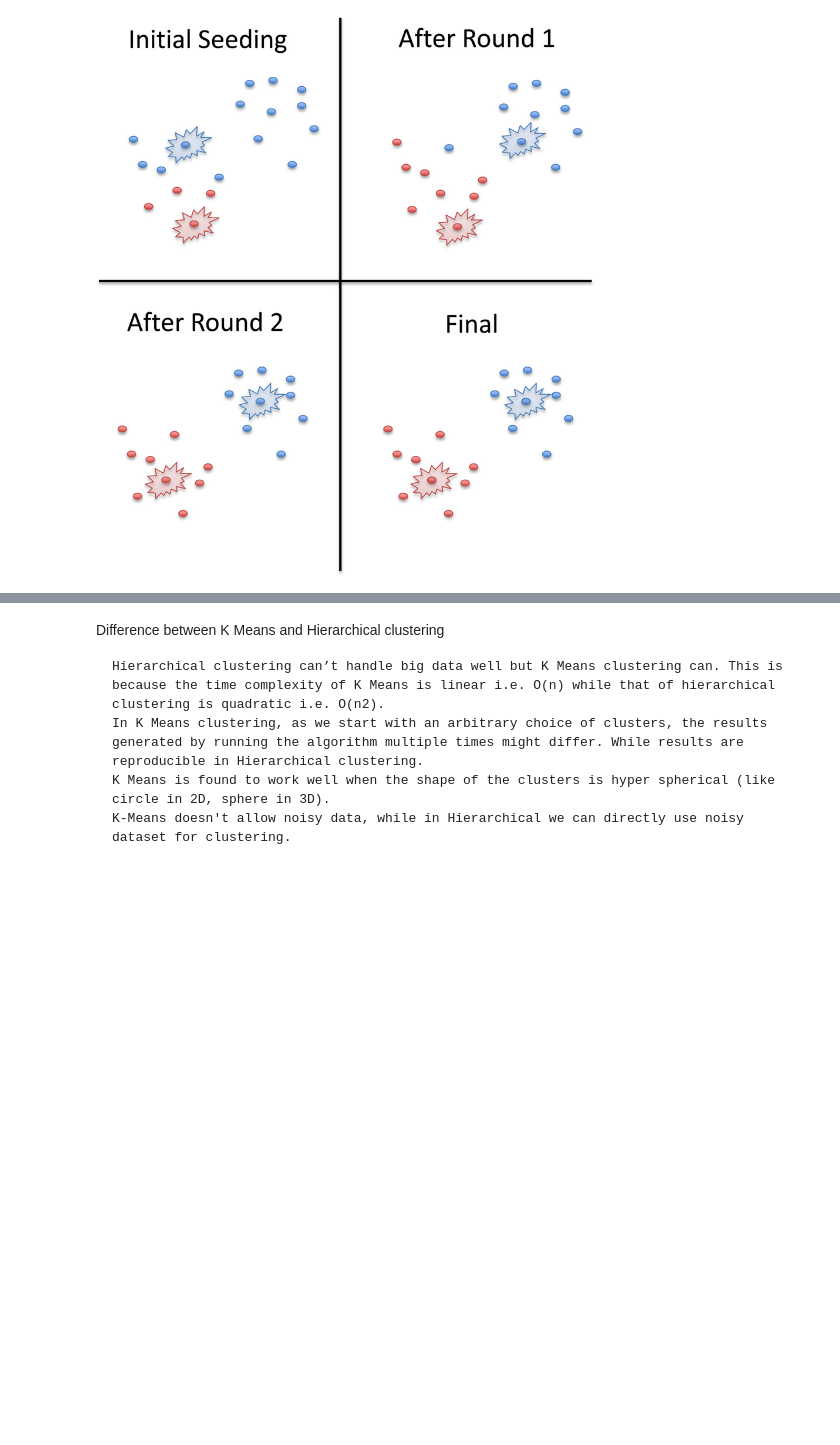
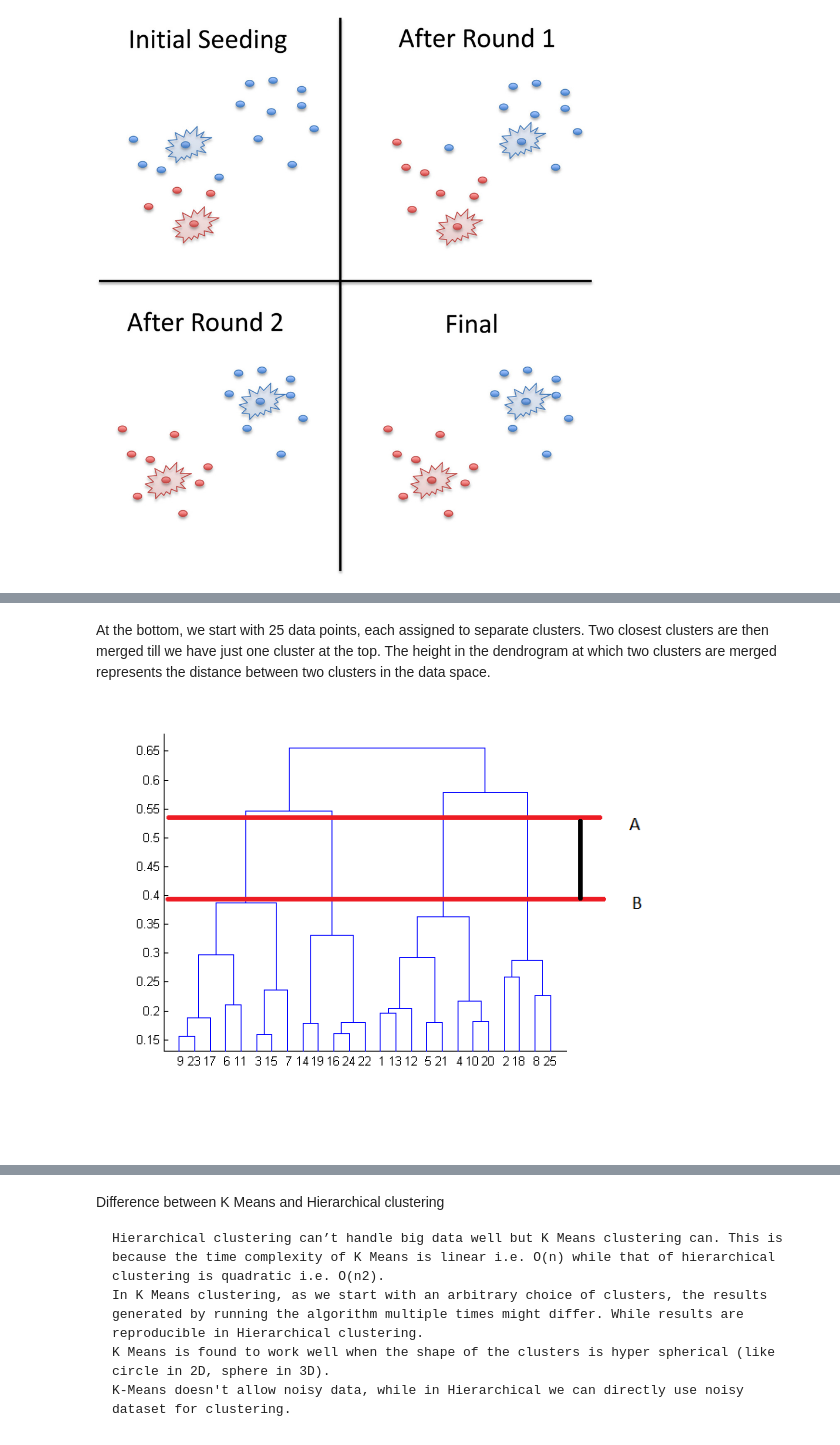
Before and after one commit to rsouza/FGV_Intro_DS, a Jupyter notebook: notebooks/ML_UNSUP_Clustering.ipynb, the cells around one changed output, grey strips where cells are left out. Drawn from its saved outputs; the diff is of its cells as text; code cells hidden in the pictures; blank space fills up the shorter version.

Commit message:
Working on clustering notebook

```diff
--- a/notebooks/ML_UNSUP_Clustering.ipynb
+++ b/notebooks/ML_UNSUP_Clustering.ipynb
@@ -149 +112,7 @@ display(Image('../datasets/Figs/K-means.png'))
+# %% [markdown]
+At the bottom, we start with 25 data points, each assigned to separate clusters. Two closest clusters are then merged till we have just one cluster at the top. The height in the dendrogram at which two clusters are merged represents the distance between two clusters in the data space.
+# %%
+display(Image('../datasets/Figs/hclustering-2.png'))
+# %% [output]
+[figure, added]
 # %% [markdown]
```
Also changed, not shown: parts of 42 cells of this notebook, 2 other files.
